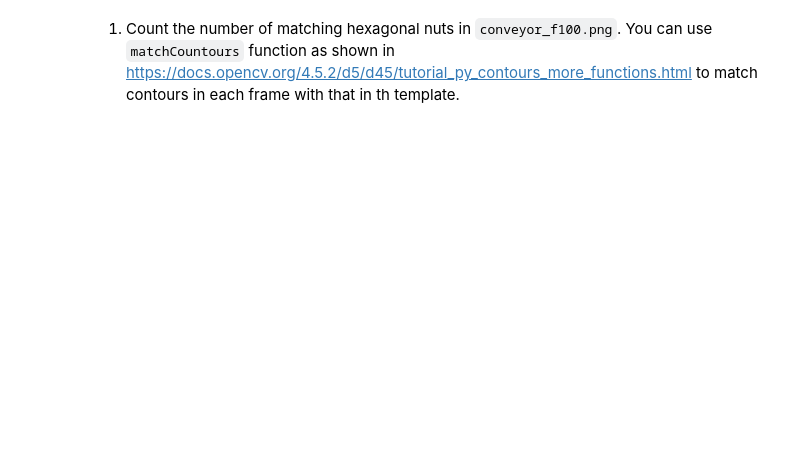
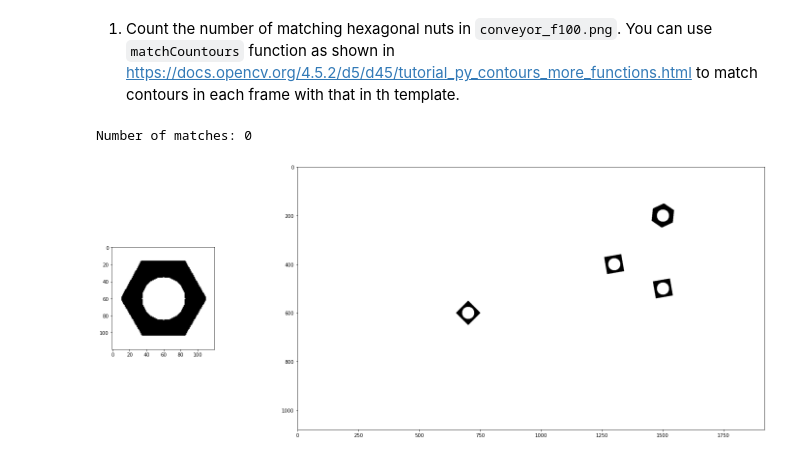
Before and after one commit to TreshanAyesh/EN2550-Fundamentals-of-Image-Processing, a Jupyter notebook: Assignments/Assignment3/6abeca3315d646d997f34ef530b39e44.ipynb, the cells around one changed output. Cells and saved outputs as stored; diff of their text form; code cells hidden in the pictures; blank space fills up the shorter version.

```diff
--- a/Assignments/Assignment3/6abeca3315d646d997f34ef530b39e44.ipynb
+++ b/Assignments/Assignment3/6abeca3315d646d997f34ef530b39e44.ipynb
@@ -241,9 +194,11 @@ Display these contours. You should see something like the following:
 invert = cv.bitwise_not(conveyor_closed)
 contours, hierarchy = cv.findContours(invert , mode=cv.RETR_EXTERNAL, method=cv.CHAIN_APPROX_NONE)
 image_copy = conveyor_closed.copy()
+colors = ((0,255,0), (255,0,0), (0,0,255), (255,0,255))
 
 image_copy = cv.cvtColor(image_copy , cv.COLOR_GRAY2BGR)
-cv.drawContours(image=image_copy, contours=contours, contourIdx=-1, color=(0, 255, 0), thickness=2, lineType=cv.LINE_AA)
+for i in range(len(contours)):
+    cv.drawContours(image=image_copy, contours=contours[i], contourIdx=-1, color=colors[i%4], thickness=2, lineType=cv.LINE_AA)
 
 fig,ax = plt.subplots(figsize = (25,10))
 ax.imshow(image_copy)
@@ -284,3 +241,33 @@ cv.destroyAllWindows()
     You can use `matchCountours` function as shown in
     <https://docs.opencv.org/4.5.2/d5/d45/tutorial_py_contours_more_functions.html>
     to match contours in each frame with that in th template.
+# %%
+invert_2 = cv.bitwise_not(hexnut_closed)
+contours_hex, hierarchy_hex = cv.findContours(invert_2 , mode=cv.RETR_EXTERNAL, method=cv.CHAIN_APPROX_NONE)
+
+frame_1 = conveyor_closed
+image_to_be_matched = contours_hex[0]
+
+matches = 0
+matched_contours = []
+
+for i in contours:
+    ret = cv.matchShapes(i, image_to_be_matched ,1,0.0)
+    if (ret < 0.0001):
+        matches += 1
+        matched_contours.append(i)
+
+print("Number of matches:", matches)
+
+image_copy = conveyor_closed.copy()
+image_copy = cv.cvtColor(image_copy , cv.COLOR_GRAY2BGR)
+for i in range(len(matched_contours)):
+    cv.drawContours(image=image_copy, contours=matched_contours[i], contourIdx=-1, color= (255,0,0) , thickness=3, lineType=cv.LINE_AA)
+
+fig,ax = plt.subplots(1,2, figsize = (25,10),gridspec_kw={'width_ratios': [1, 5]})
+ax[0].imshow(cv.cvtColor(hexnut_closed , cv.COLOR_GRAY2BGR))
+ax[1].imshow(image_copy)
+plt.show()
+# %% [output]
+Number of matches: 0
+[figure, added]
```
Also changed, not shown: parts of 5 cells of this notebook, 1 other file.
